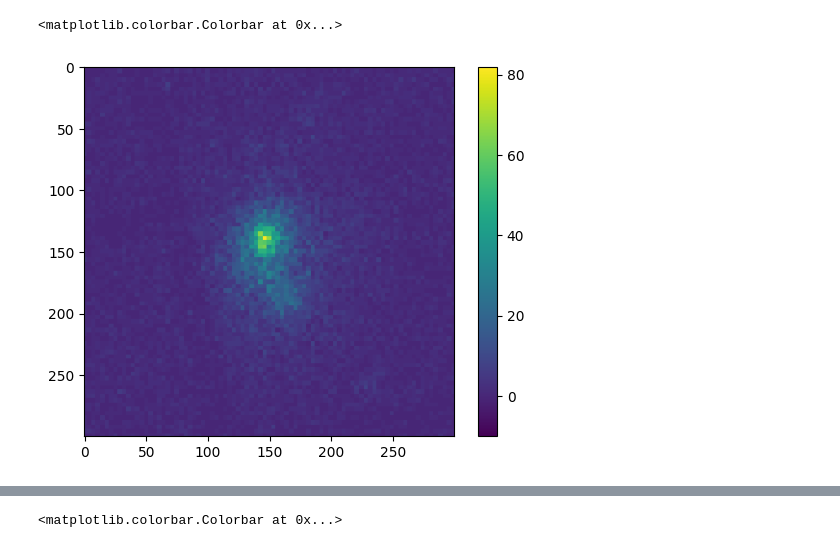
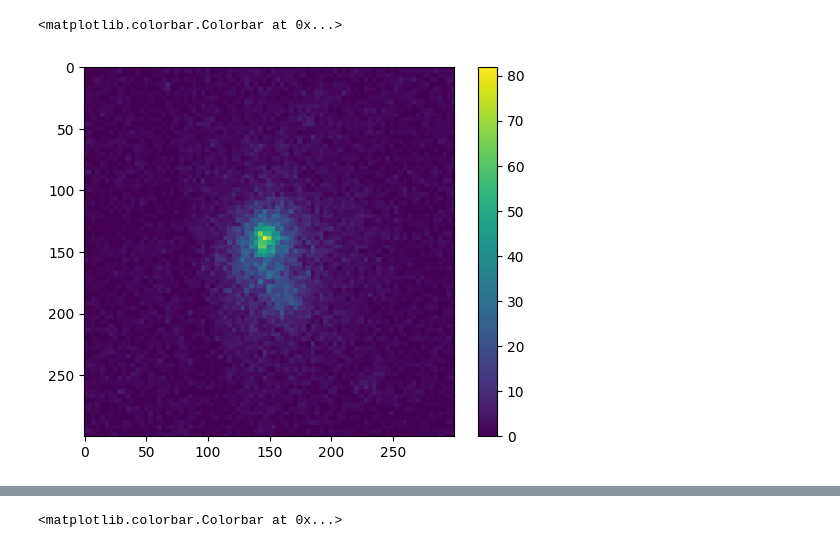
Before and after one commit to MUSTANG-SZ/WITCH, a Jupyter notebook: tools/model-plotter.ipynb, the cells around one changed output, grey strips where cells are left out. Cells and saved outputs as stored; diff of their text form; code cells hidden in the pictures.

```diff
--- a/tools/model-plotter.ipynb
+++ b/tools/model-plotter.ipynb
@@ -38,13 +33,13 @@ Map scale:  2.7008111
 # %%
 #plt.imshow(metamodel.datasets[0].metadata[0].beam_map)
 #plt.colorbar()
 #print(np.sum(metamodel.datasets[0].metadata[0].beam_map))
 
-plt.imshow(datasets[0].datavec.solutions[0].data, vmin=-10)
+plt.imshow(datasets[0].datavec.solutions[0].data)
 plt.colorbar()
 # %% [output]
 <matplotlib.colorbar.Colorbar at 0x...>
-[figure, old version]
+[figure, new version]
 # %%
 #To plot the full model on a given dataset, we use
 #metamodel.model_grid(i), where i is the dataset of interest
```
Also changed, not shown: parts of 11 cells of this notebook, 2 other files.
